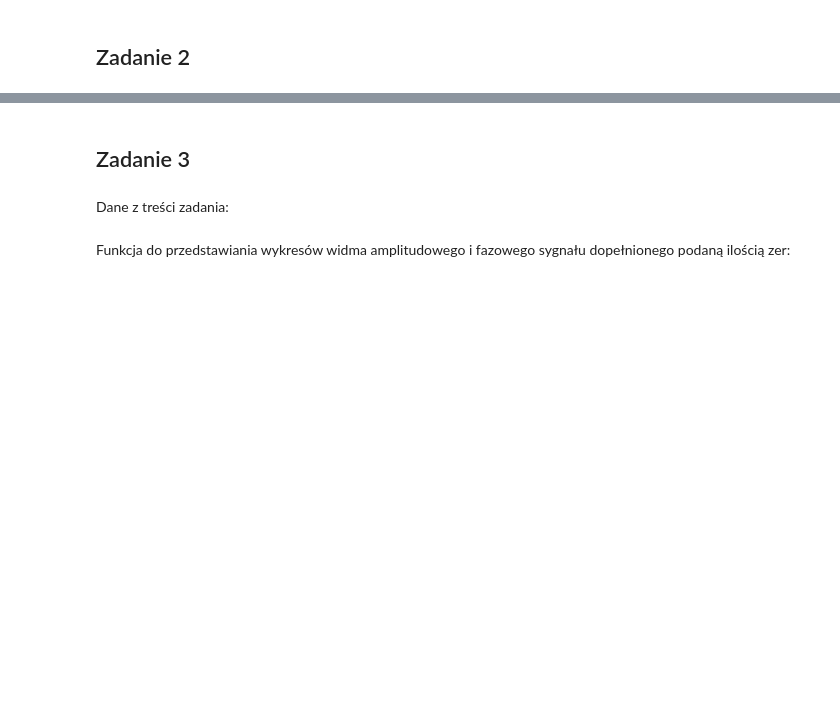
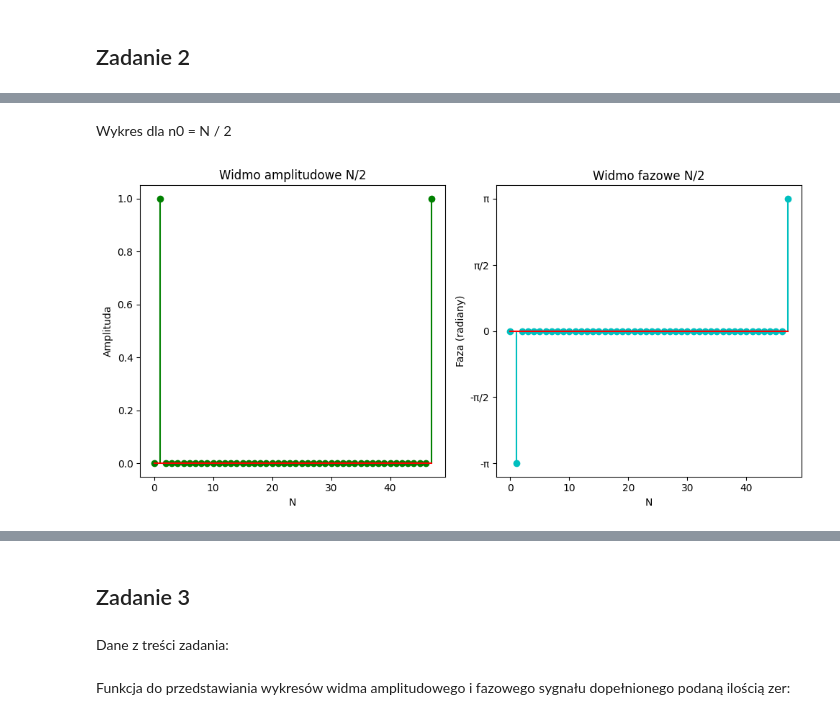
Before and after one commit to ksiemionek/WMM_lab, a Jupyter notebook: lab1/104_Siemionek_Zieziula.ipynb, the cells around one changed output, grey strips where cells are left out. Saved outputs shown, nothing was run; the diff lists cells and outputs as text; code cells hidden in the pictures; blank space fills up the shorter version.

```diff
--- a/lab1/104_Siemionek_Zieziula.ipynb
+++ b/lab1/104_Siemionek_Zieziula.ipynb
@@ -15,0 +62,6 @@ import matplotlib.pyplot as plt
+# %% [markdown]
+Wykres dla n0 = N / 2
+# %%
+plot_fft_spectrum(N, n0=N/2, shift_label="N/2")
+# %% [output]
+[figure, added]
```
Also changed, not shown: parts of 14 cells of this notebook.
